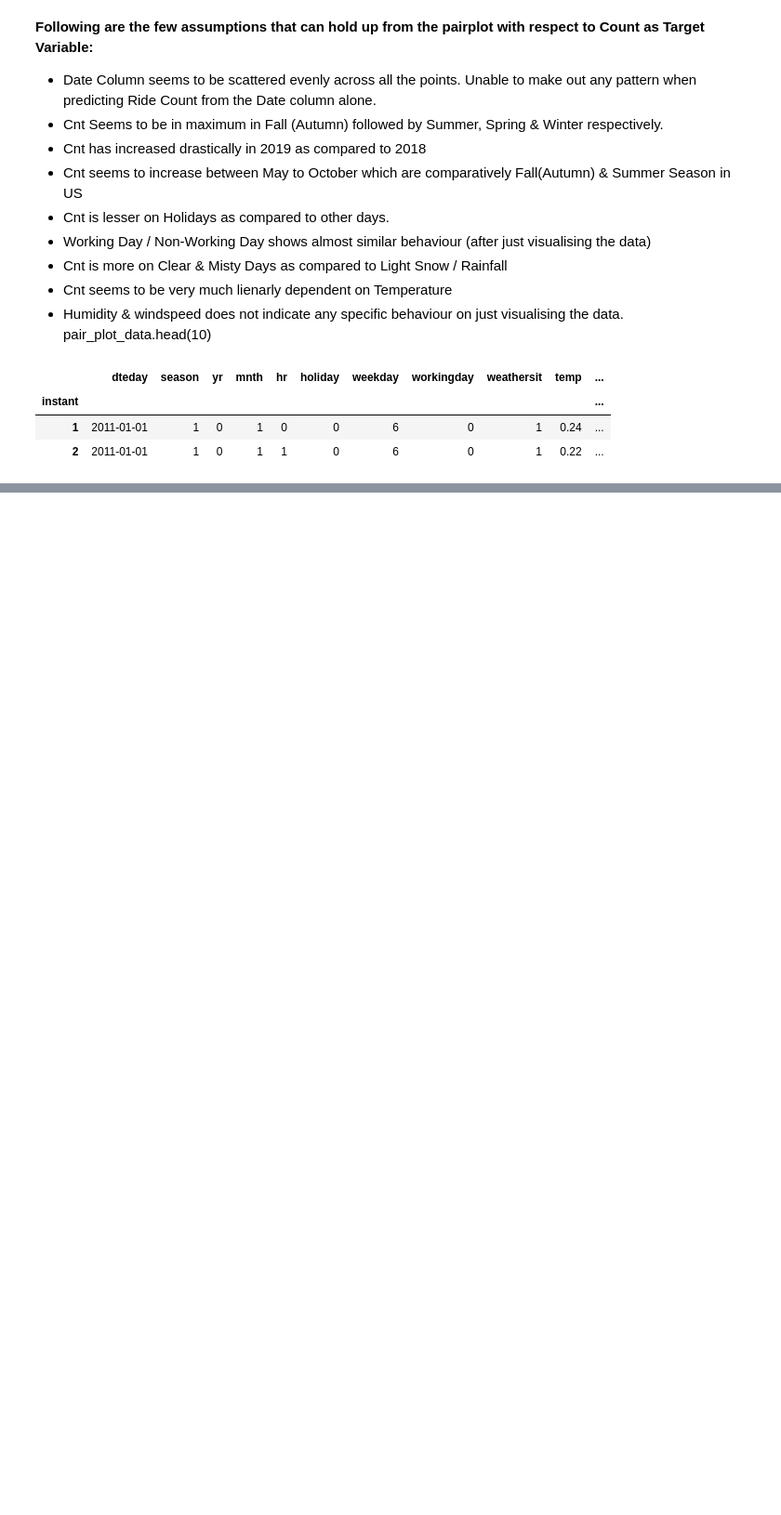
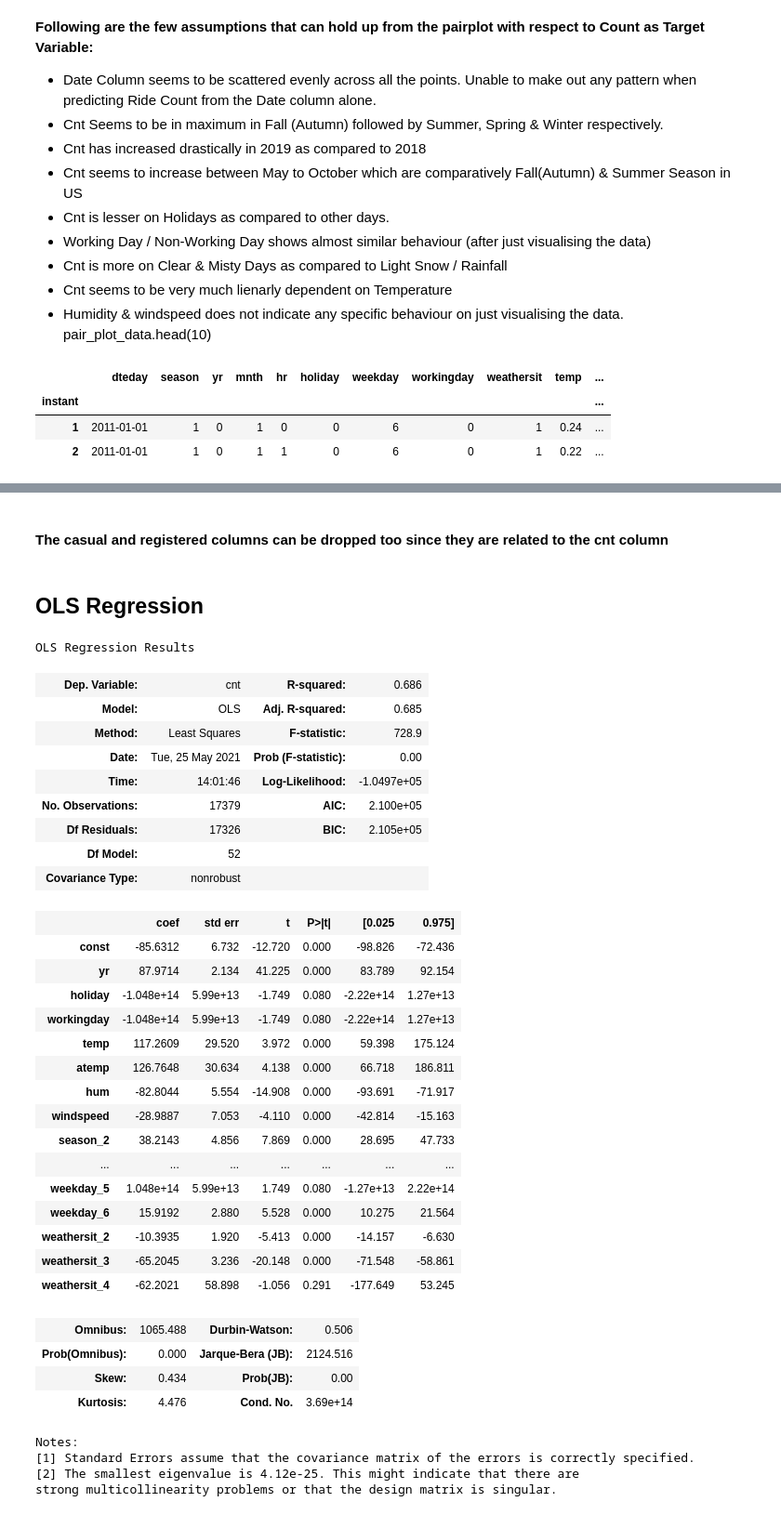
Before and after one commit to maryelo/Bike-sharing-excercise, a Jupyter notebook: Datascience_case_bikesharing_final.ipynb, the cells around one changed output, grey strips where cells are left out. Shown at 93% size. Cells and saved outputs as stored; diff of their text form; code cells hidden in the pictures; blank space fills up the shorter version.

```diff
--- a/ordina_case_bikesharing_soulution2.ipynb
+++ b/Datascience_case_bikesharing_final.ipynb
@@ -1246,0 +793,2 @@ AttributeError: 'DataFrame' object has no attribute 'instant'
+# %%
+bikes2=pd.get_dummies(data=bikes, columns=dummies, drop_first=True)
@@ -1246,0 +806,11 @@ AttributeError: 'DataFrame' object has no attribute 'instant'
+# %%
+bikes2.drop(columns='dteday', inplace=True)
+# %% [markdown]
+#### The casual and registered columns can be dropped too since they are related to the cnt column
+# %%
+bikes2.drop(columns=['casual','registered'], inplace=True)
+# %% [markdown]
+## OLS Regression
+# %%
+y=bikes2.cnt
+X=bikes2.drop('cnt', axis=1)
@@ -1246,0 +821,37 @@ AttributeError: 'DataFrame' object has no attribute 'instant'
+# %%
+OLS(y, add_constant(X)).fit().summary()
+# %% [output]
+OLS Regression Results
+| Dep. Variable: | cnt | R-squared: | 0.686 |
+| Model: | OLS | Adj. R-squared: | 0.685 |
+| Method: | Least Squares | F-statistic: | 728.9 |
+| Date: | Tue, 25 May 2021 | Prob (F-statistic): | 0.00 |
+| Time: | 14:01:46 | Log-Likelihood: | -1.0497e+05 |
+| No. Observations: | 17379 | AIC: | 2.100e+05 |
+| Df Residuals: | 17326 | BIC: | 2.105e+05 |
+| Df Model: | 52 |  |  |
+| Covariance Type: | nonrobust |  |  |
+|  | coef | std err | t | P>|t| | [0.025 | 0.975] |
+| const | -85.6312 | 6.732 | -12.720 | 0.000 | -98.826 | -72.436 |
+| yr | 87.9714 | 2.134 | 41.225 | 0.000 | 83.789 | 92.154 |
+| holiday | -1.048e+14 | 5.99e+13 | -1.749 | 0.080 | -2.22e+14 | 1.27e+13 |
+| workingday | -1.048e+14 | 5.99e+13 | -1.749 | 0.080 | -2.22e+14 | 1.27e+13 |
+| temp | 117.2609 | 29.520 | 3.972 | 0.000 | 59.398 | 175.124 |
+| atemp | 126.7648 | 30.634 | 4.138 | 0.000 | 66.718 | 186.811 |
+| hum | -82.8044 | 5.554 | -14.908 | 0.000 | -93.691 | -71.917 |
+| windspeed | -28.9887 | 7.053 | -4.110 | 0.000 | -42.814 | -15.163 |
+| season_2 | 38.2143 | 4.856 | 7.869 | 0.000 | 28.695 | 47.733 |
+| ... | ... | ... | ... | ... | ... | ... |
+| weekday_5 | 1.048e+14 | 5.99e+13 | 1.749 | 0.080 | -1.27e+13 | 2.22e+14 |
+| weekday_6 | 15.9192 | 2.880 | 5.528 | 0.000 | 10.275 | 21.564 |
+| weathersit_2 | -10.3935 | 1.920 | -5.413 | 0.000 | -14.157 | -6.630 |
+| weathersit_3 | -65.2045 | 3.236 | -20.148 | 0.000 | -71.548 | -58.861 |
+| weathersit_4 | -62.2021 | 58.898 | -1.056 | 0.291 | -177.649 | 53.245 |
+| Omnibus: | 1065.488 | Durbin-Watson: | 0.506 |
+| Prob(Omnibus): | 0.000 | Jarque-Bera (JB): | 2124.516 |
+| Skew: | 0.434 | Prob(JB): | 0.00 |
+| Kurtosis: | 4.476 | Cond. No. | 3.69e+14 |
+Notes:
+[1] Standard Errors assume that the covariance matrix of the errors is correctly specified.
+[2] The smallest eigenvalue is 4.12e-25. This might indicate that there are
+strong multicollinearity problems or that the design matrix is singular.
```
Also changed, not shown: parts of 103 cells of this notebook.
